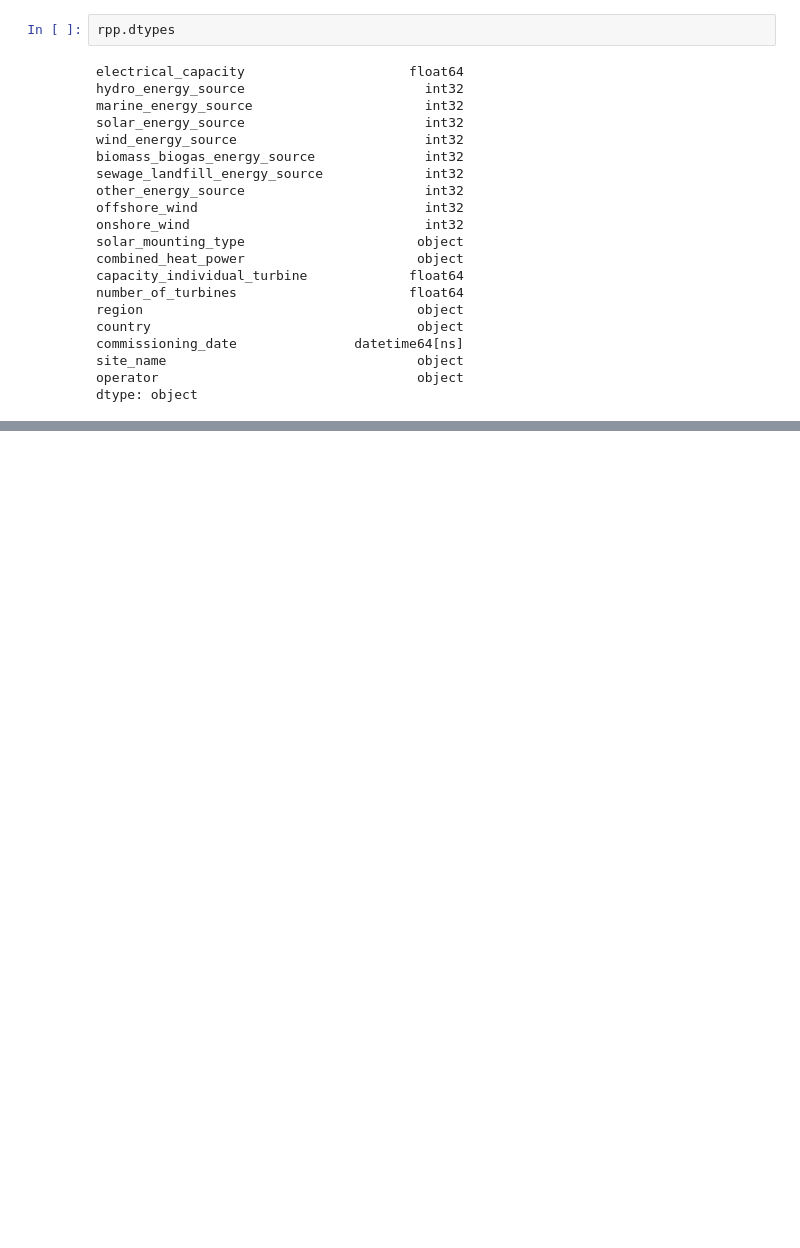
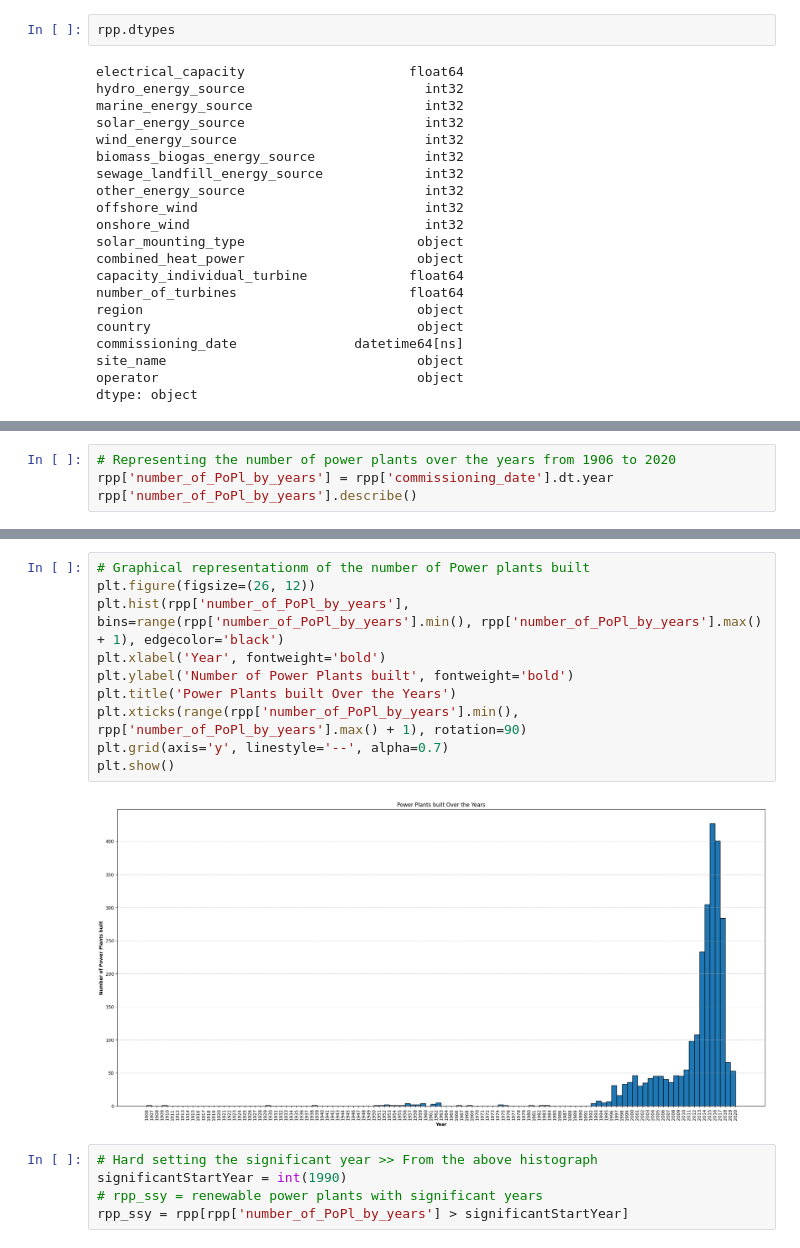
Before and after one commit to MahendraC17/Exploratory-Data-Analysis---Renewable-Power-plants-In-UK, a Jupyter notebook: EDA_renewable_power_plants.ipynb, the cells around one changed output, grey strips where cells are left out. Drawn from its saved outputs; the diff is of its cells as text; blank space fills up the shorter version.

Commit message:
Visualising 0.1

```diff
--- a/EDA_renewable_power_plants.ipynb
+++ b/EDA_renewable_power_plants.ipynb
@@ -281,0 +284,4 @@ dtype: object
+# %%
+# Representing the number of power plants over the years from 1906 to 2020
+rpp['number_of_PoPl_by_years'] = rpp['commissioning_date'].dt.year
+rpp['number_of_PoPl_by_years'].describe()
@@ -281,0 +324,17 @@ dtype: object
+# %%
+# Graphical representationm of the number of Power plants built
+plt.figure(figsize=(26, 12))
+plt.hist(rpp['number_of_PoPl_by_years'], bins=range(rpp['number_of_PoPl_by_years'].min(), rpp['number_of_PoPl_by_years'].max() + 1), edgecolor='black')
+plt.xlabel('Year', fontweight='bold')
+plt.ylabel('Number of Power Plants built', fontweight='bold')
+plt.title('Power Plants built Over the Years')
+plt.xticks(range(rpp['number_of_PoPl_by_years'].min(), rpp['number_of_PoPl_by_years'].max() + 1), rotation=90)
+plt.grid(axis='y', linestyle='--', alpha=0.7)
+plt.show()
+# %% [output]
+[figure, added]
+# %%
+# Hard setting the significant year >> From the above histograph
+significantStartYear = int(1990)
+# rpp_ssy = renewable power plants with significant years
+rpp_ssy = rpp[rpp['number_of_PoPl_by_years'] > significantStartYear]
```
Also changed, not shown: parts of 4 cells of this notebook.
